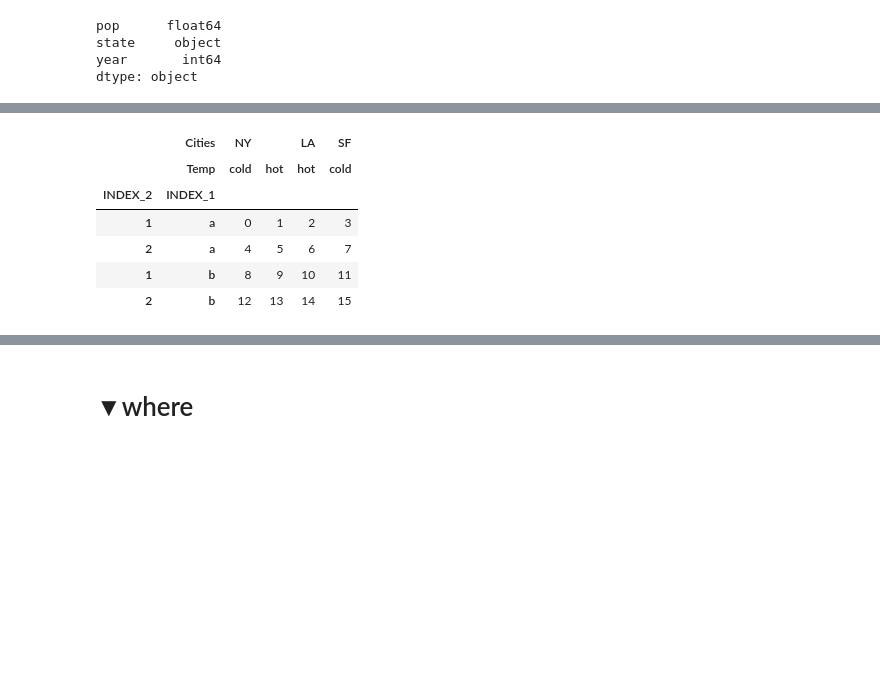
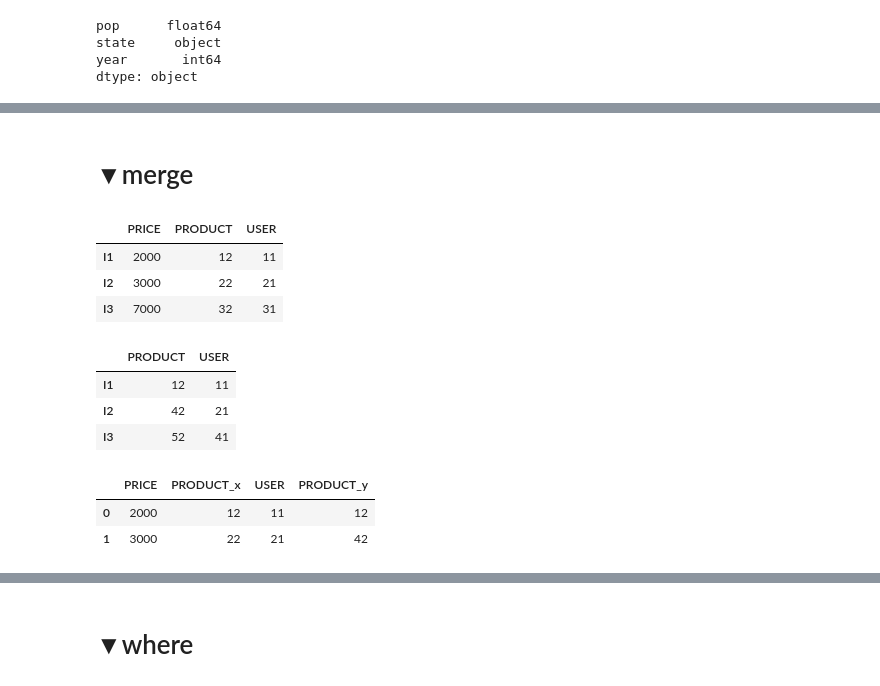
Before and after one commit to kinotsurayasu/python, a Jupyter notebook: Pandas.ipynb, the cells around one changed output, grey strips where cells are left out. Saved outputs shown, nothing was run; the diff lists cells and outputs as text; code cells hidden in the pictures; blank space fills up the shorter version.

```diff
--- a/Pandas.ipynb
+++ b/Pandas.ipynb
@@ -586,10 +198,2 @@ dframe2.swaplevel('INDEX_1','INDEX_2')
-# %%
-dframe2.swaplevel(0,1)
-# %% [output]
-|  | Cities | NY |  | LA | SF |
-|  | Temp | cold | hot | hot | cold |
-| INDEX_2 | INDEX_1 |  |  |  |  |
-| 1 | a | 0 | 1 | 2 | 3 |
-| 2 | a | 4 | 5 | 6 | 7 |
-| 1 | b | 8 | 9 | 10 | 11 |
-| 2 | b | 12 | 13 | 14 | 15 |
+# %% [markdown]
+# ▼merge
@@ -595,0 +209,20 @@ dframe2.swaplevel(0,1)
+# %%
+df1
+# %% [output]
+|  | PRICE | PRODUCT | USER |
+| I1 | 2000 | 12 | 11 |
+| I2 | 3000 | 22 | 21 |
+| I3 | 7000 | 32 | 31 |
+# %%
+df2
+# %% [output]
+|  | PRODUCT | USER |
+| I1 | 12 | 11 |
+| I2 | 42 | 21 |
+| I3 | 52 | 41 |
+# %%
+pd.merge(df1,df2,left_on=['USER'],right_on=['USER'])
+# %% [output]
+|  | PRICE | PRODUCT_x | USER | PRODUCT_y |
+| 0 | 2000 | 12 | 11 | 12 |
+| 1 | 3000 | 22 | 21 | 42 |
```
Also changed, not shown: parts of 68 cells of this notebook.
